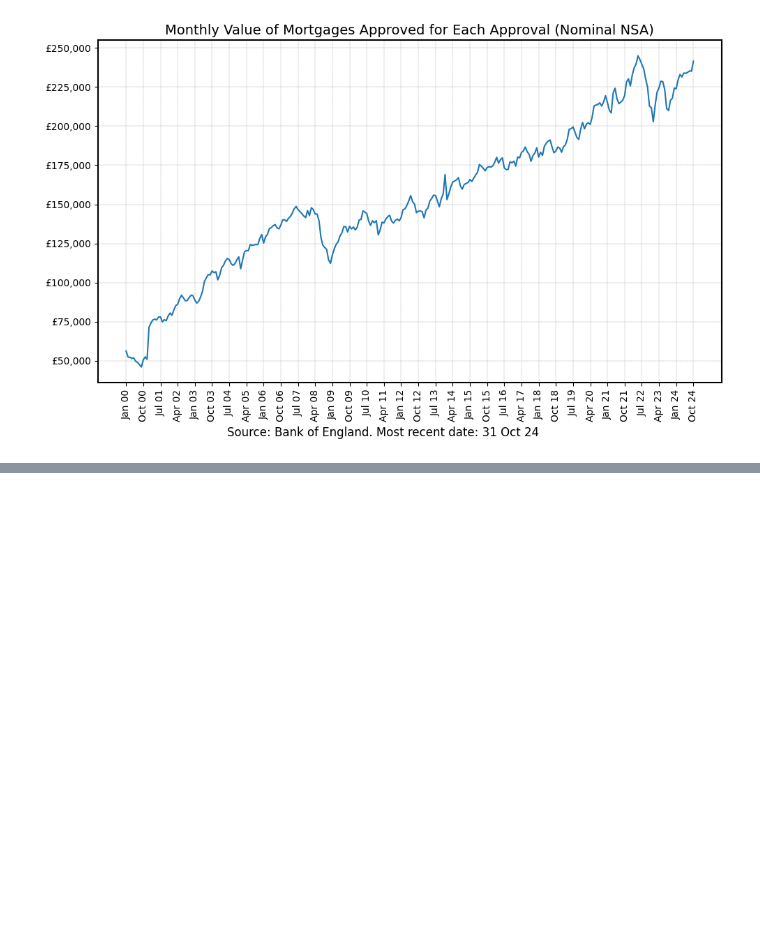
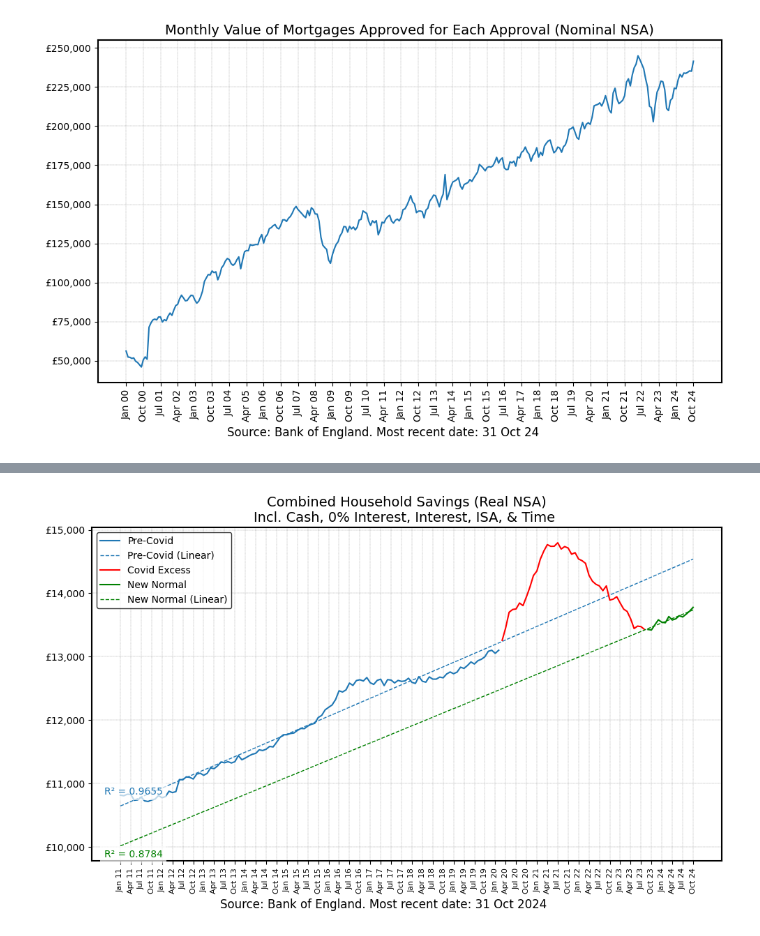
Before and after one commit to rpreen/boe, a Jupyter notebook: boe.ipynb, the cells around one changed output, grey strips where cells are left out. Drawn from its saved outputs; the diff is of its cells as text; code cells hidden in the pictures; blank space fills up the shorter version.

```diff
--- a/boe.ipynb
+++ b/boe.ipynb
@@ -234,0 +284,4 @@ plt.savefig("savings.png", dpi=300, bbox_inches="tight")
+# %%
+df_cpi = get_ons_data("cpih")
+df_cpi["Month_Year"] = df_cpi["Date"].dt.strftime("%b %y")
+df_cpi = df_cpi.sort_values(by="Date")
@@ -234,0 +312,95 @@ plt.savefig("savings.png", dpi=300, bbox_inches="tight")
+# %%
+fig, ax = plt.subplots(figsize=(10, 6))
+ax.set_facecolor("white")
+
+# Split the data based on the date
+df_precovid = df_rsav[df_rsav["Date"] <= end_date]
+df_covid = df_rsav[df_rsav["Date"] >= end_date]
+df_new = df_covid[df_covid["Date"] >= new_date]
+df_covid = df_covid[df_covid["Date"] <= new_date]
+
+# Pre-covid
+(line1,) = ax.plot(
+    df_precovid["Month_Year"], df_precovid["Real_Total"], label="Pre-Covid"
+)
+color = line1.get_color()
+
+ax.plot(
+    df_rsav["Month_Year"],
+    df_rsav["pre-covid-real"],
+    label="Pre-Covid (Linear)",
+    color=color,
+    linestyle="--",
+    linewidth=1,
+)
+
+# covid excess
+ax.plot(
+    df_covid["Month_Year"], df_covid["Real_Total"], color="red", label="Covid Excess"
+)
+
+# new normal
+ax.plot(df_new["Month_Year"], df_new["Real_Total"], color="green", label="New Normal")
+
+ax.plot(
+    df_rsav["Month_Year"],
+    df_rsav["new-real"],
+    label="New Normal (Linear)",
+    color="green",
+    linestyle="--",
+    linewidth=1,
+)
+
+ax.set_title(
+    "Combined Household Savings (Real NSA)\nIncl. Cash, 0% Interest, Interest, ISA, & Time ",
+    fontsize=14,
+)
+
+formatter = FuncFormatter(lambda x, pos: f"£{x:,.0f}")
+plt.gca().yaxis.set_major_formatter(formatter)
+ax.grid(True, color="grey", linestyle="--", linewidth=0.25)
+
+xticks = df_rsav["Month_Year"][::3]  # every nth date
+plt.xticks(xticks, rotation=90)
+plt.tick_params(axis="x", labelsize=8)
+
+# Set the spines (borders) to black
+for spine in ax.spines.values():
+    spine.set_edgecolor("black")
+    spine.set_linewidth(1.5)
+
+fig.text(
+    0.5,
+    -0.01,
+    "Source: Bank of England. Most recent date: 31 Oct 2024",
+    ha="center",
+    fontsize=12,
+    color="black",
+)
+
+# Add Pre-covid R-squared as a note in the bottom-left corner
+plt.text(
+    0.02,
+    0.2,  # Position: 2% from the bottom-left
+    f"R² = {precovid_r_squared:.4f}",
+    transform=plt.gca().transAxes,  # (0,0 is bottom-left)
+    fontsize=10,
+    color=color,
+    bbox=dict(facecolor="white", alpha=0.7, edgecolor="none"),
+)
+# Add New normal R-squared as a note in the bottom-left corner
+plt.text(
+    0.02,
+    0.01,  # Position: 2% from the bottom-left
+    f"R² = {new_r_squared:.4f}",
+    transform=plt.gca().transAxes,  # (0,0 is bottom-left)
+    fontsize=10,
+    color="green",
+    bbox=dict(facecolor="white", alpha=0.7, edgecolor="none"),
+)
+plt.legend(facecolor="white", edgecolor="black", fontsize=10)
+plt.tight_layout()
+
+plt.savefig("savings_real.png", dpi=300, bbox_inches="tight")
+# %% [output]
+[figure, added]
```
Also changed, not shown: parts of 14 cells of this notebook, 1 other file.
